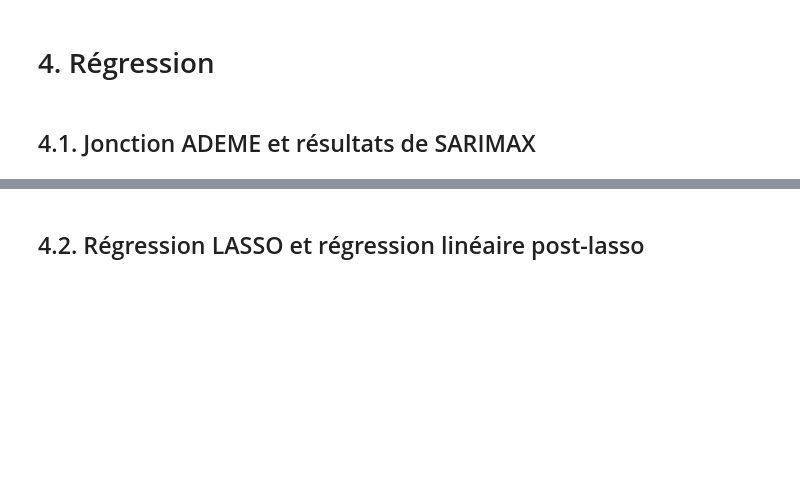
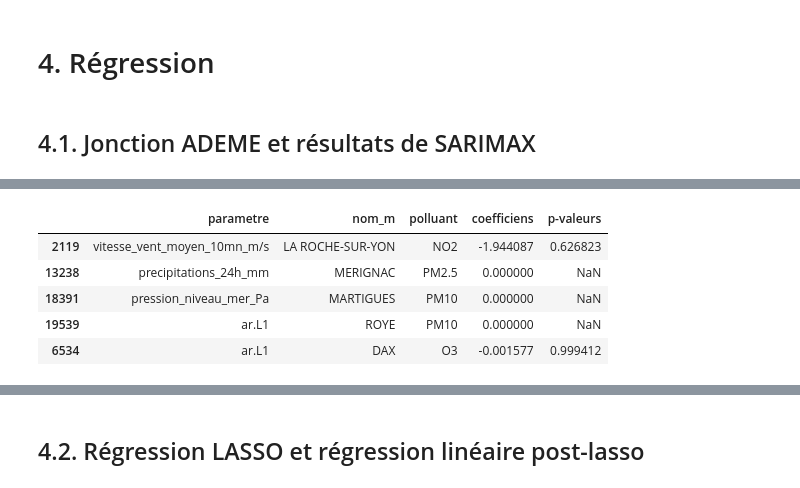
Before and after one commit to Antoine-Merienne/Projet-data-science-Mornand-Merienne, a Jupyter notebook: analyse_pollution_air.ipynb, the cells around one changed output, grey strips where cells are left out. Saved outputs shown, nothing was run; the diff lists cells and outputs as text; code cells hidden in the pictures; blank space fills up the shorter version.

```diff
--- a/analyse_pollution_air.ipynb
+++ b/analyse_pollution_air.ipynb
@@ -1365,0 +1254,11 @@ df
+# %%
+# On peut ouvrir les données calculées dans la partie précédente avec la commande suivante:
+df_st = pd.read_csv('CSV_data\modelisation_sarmax.csv')
+df_st.sample(5)
+# %% [output]
+|  | parametre | nom_m | polluant | coefficiens | p-valeurs |
+| 2119 | vitesse_vent_moyen_10mn_m/s | LA ROCHE-SUR-YON | NO2 | -1.944087 | 0.626823 |
+| 13238 | precipitations_24h_mm | MERIGNAC | PM2.5 | 0.000000 | NaN |
+| 18391 | pression_niveau_mer_Pa | MARTIGUES | PM10 | 0.000000 | NaN |
+| 19539 | ar.L1 | ROYE | PM10 | 0.000000 | NaN |
+| 6534 | ar.L1 | DAX | O3 | -0.001577 | 0.999412 |
```
Also changed, not shown: parts of 34 cells of this notebook, 1 other file.
